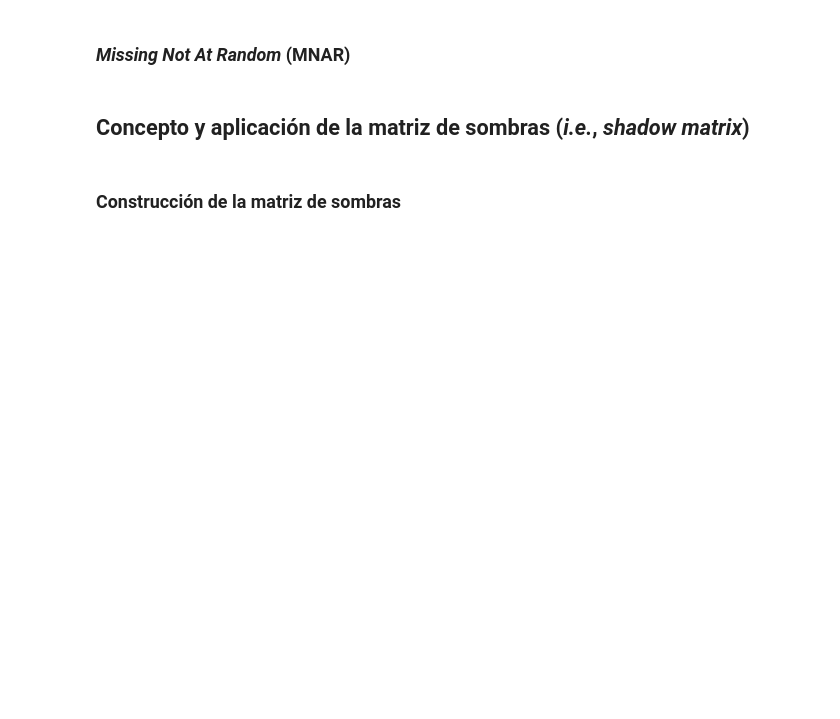
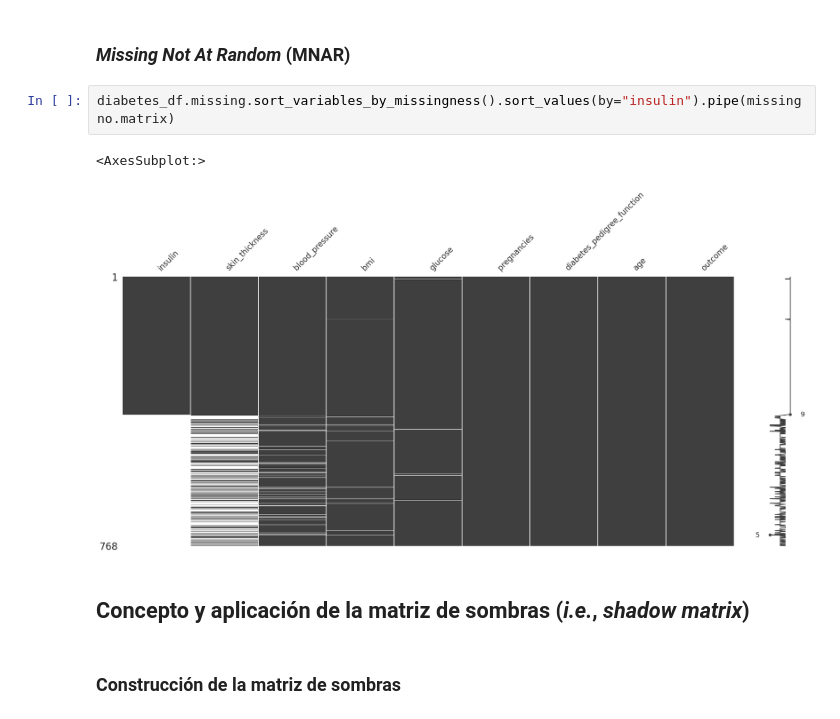
Before and after one commit to EstebannRomeroo/exploration_missing_values, a Jupyter notebook: notebook/live-exploration-missing-values.ipynb, the cells around one changed output. Drawn from its saved outputs; the diff is of its cells as text; blank space fills up the shorter version.

```diff
--- a/notebook/live-exploration-missing-values.ipynb
+++ b/notebook/live-exploration-missing-values.ipynb
@@ -751,5 +756,10 @@ AttributeError: 'DataFrame' object has no attribute 'column'
 # %% [markdown]
 ### _Missing Not At Random_ (MNAR)
+# %%
+diabetes_df.missing.sort_variables_by_missingness().sort_values(by="insulin").pipe(missingno.matrix)
+# %% [output]
+<AxesSubplot:>
+[figure, added]
 # %% [markdown]
 ## Concepto y aplicación de la matriz de sombras (_i.e._, _shadow matrix_)
 # %% [markdown]
```
Also changed, not shown: parts of 11 cells of this notebook.
